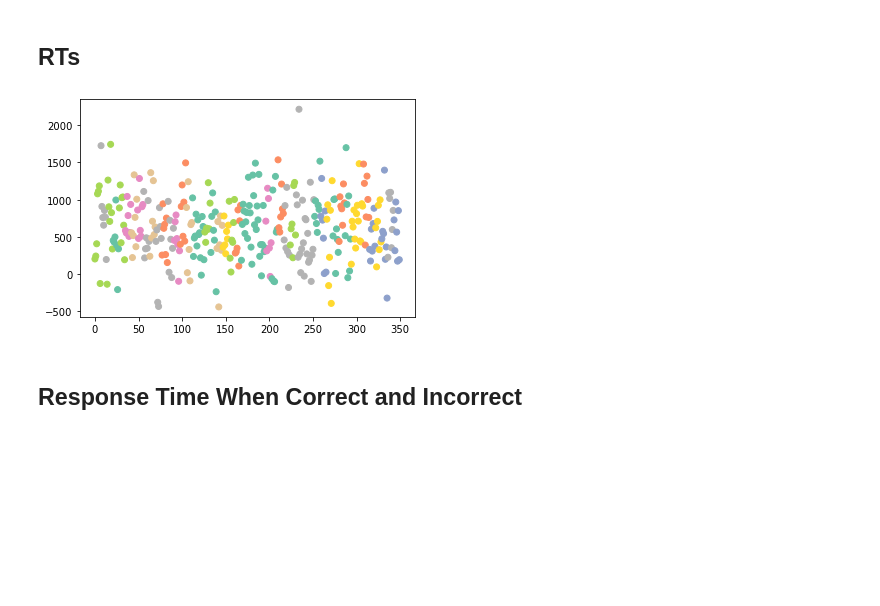
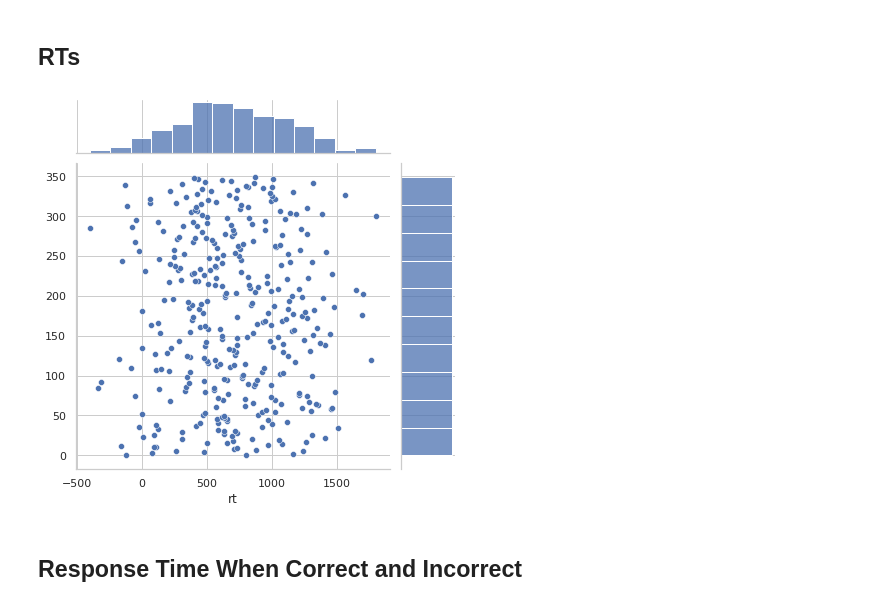
Before and after one commit to 104H/dyadicdecisionmaking, a Jupyter notebook: dataanalysis/dataviz.ipynb, the cells around one changed output. Cells and saved outputs as stored; diff of their text form; code cells hidden in the pictures; blank space fills up the shorter version.

```diff
--- a/dataanalysis/pipeline.ipynb
+++ b/dataanalysis/dataviz.ipynb
@@ -64,9 +75,9 @@ df.head(10)
 # %% [markdown]
 ## RTs
-# %%
-plt.scatter(df.index, df.rt, c=df.subject1, cmap="Set2");
-# %% [output]
-[figure, removed]
+# %%
+sns.jointplot(y=df.index, x=df.rt);
+# %% [output]
+[figure, added]
 # %% [markdown]
 ## Response Time When Correct and Incorrect
 # %%
```
Also changed, not shown: parts of 8 cells of this notebook.
